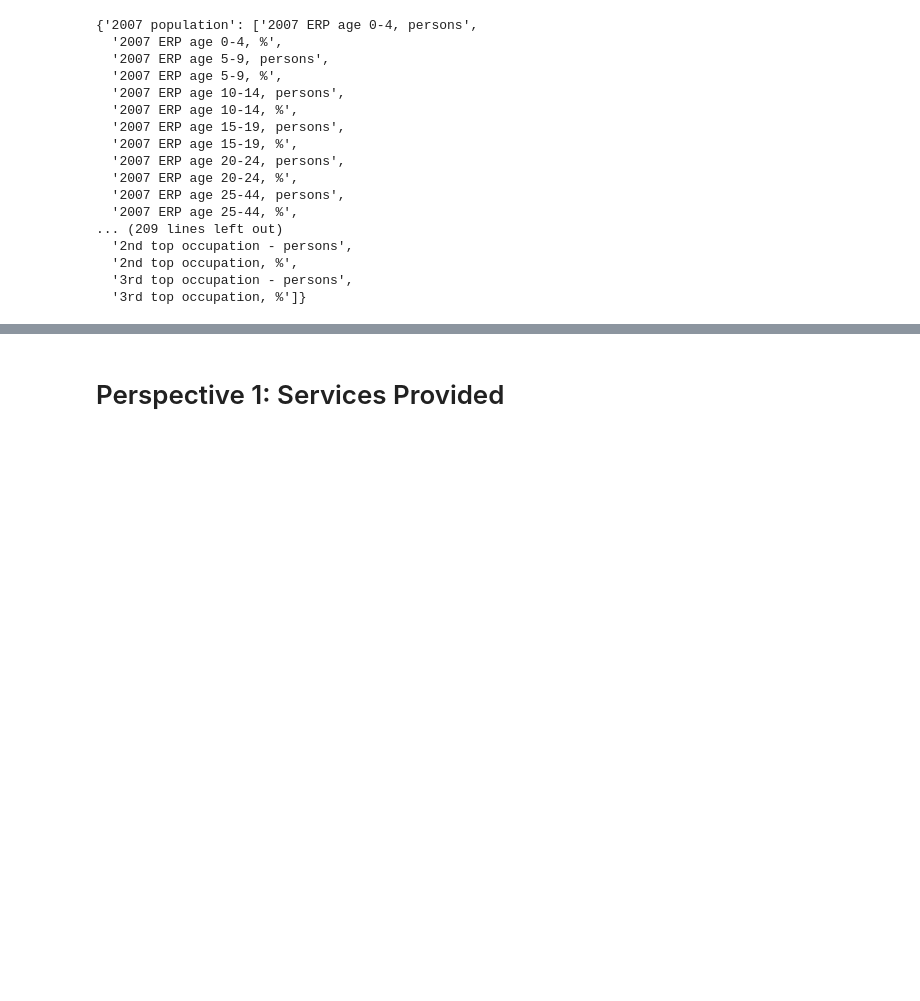
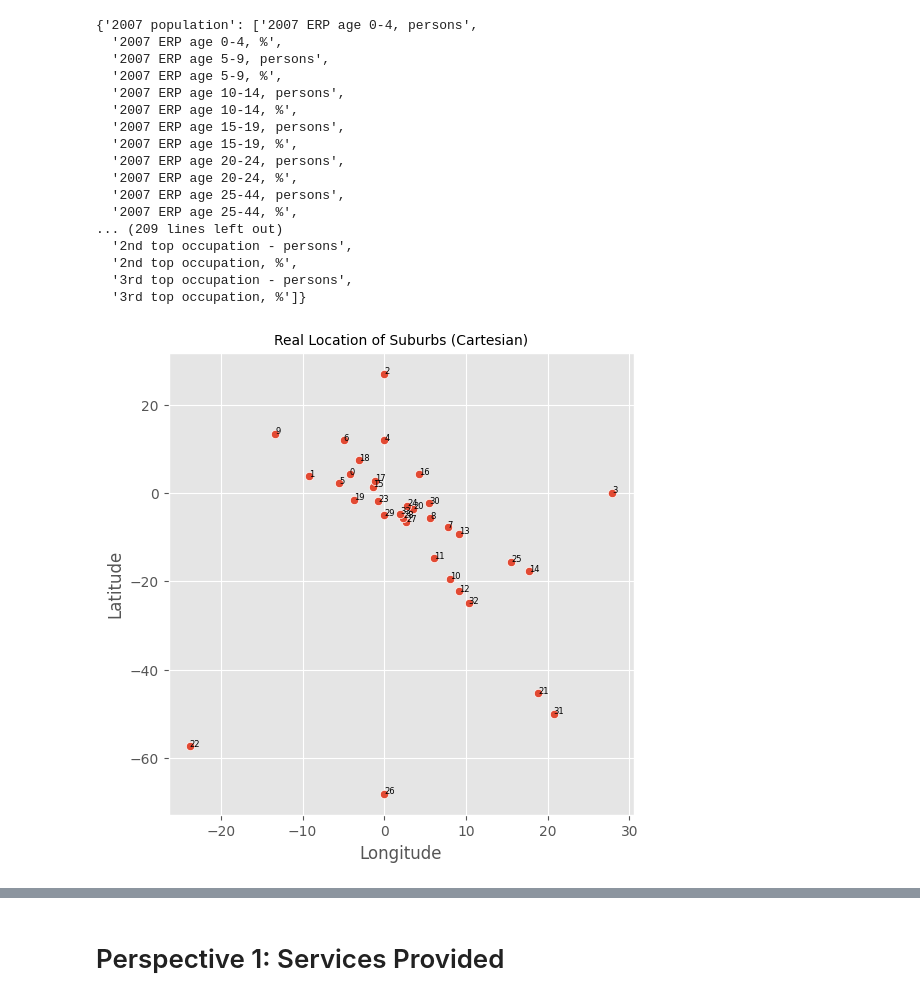
Before and after one commit to Subhasis-Biswas/ML4CPS_Project2, a Jupyter notebook: a1.ipynb, the cells around one changed output, grey strips where cells are left out. Cells and saved outputs as stored; diff of their text form; code cells hidden in the pictures; blank space fills up the shorter version.

```diff
--- a/a1.ipynb
+++ b/a1.ipynb
@@ -47,3 +47,17 @@ feature_category_dict
   '2nd top occupation, %',
   '3rd top occupation - persons',
   '3rd top occupation, %']}
+# %%
+# do a similar plot for the real location of the suburbs
+plt.figure(figsize=(6,6))
+sns.scatterplot(x='cart_x',y='cart_y',data=data)
+plt.title('Real Location of Suburbs (Cartesian)',fontsize=10)
+plt.xlabel('Longitude')
+plt.ylabel('Latitude')
+# annotate the suburbs with the suburb index
+for i in range(data.shape[0]):
+	plt.text(data['cart_x'].iloc[i],data['cart_y'].iloc[i],i,fontsize=6)
+plt.show()
+# print the stress of the MDS
+# %% [output]
+[figure, added]
```
Also changed, not shown: parts of 10 cells of this notebook.
